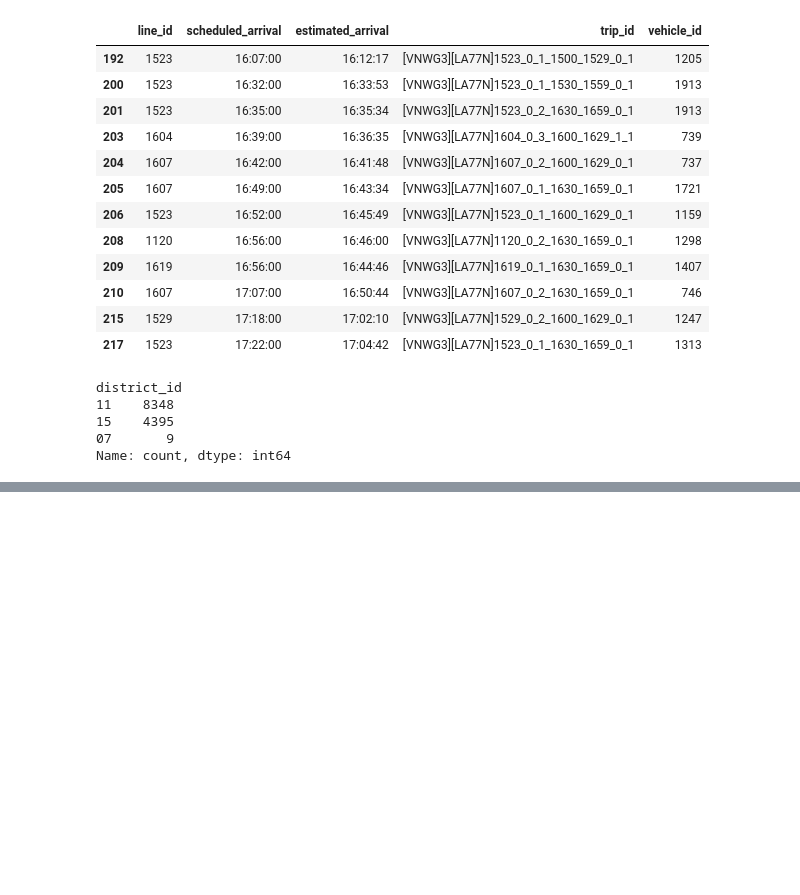
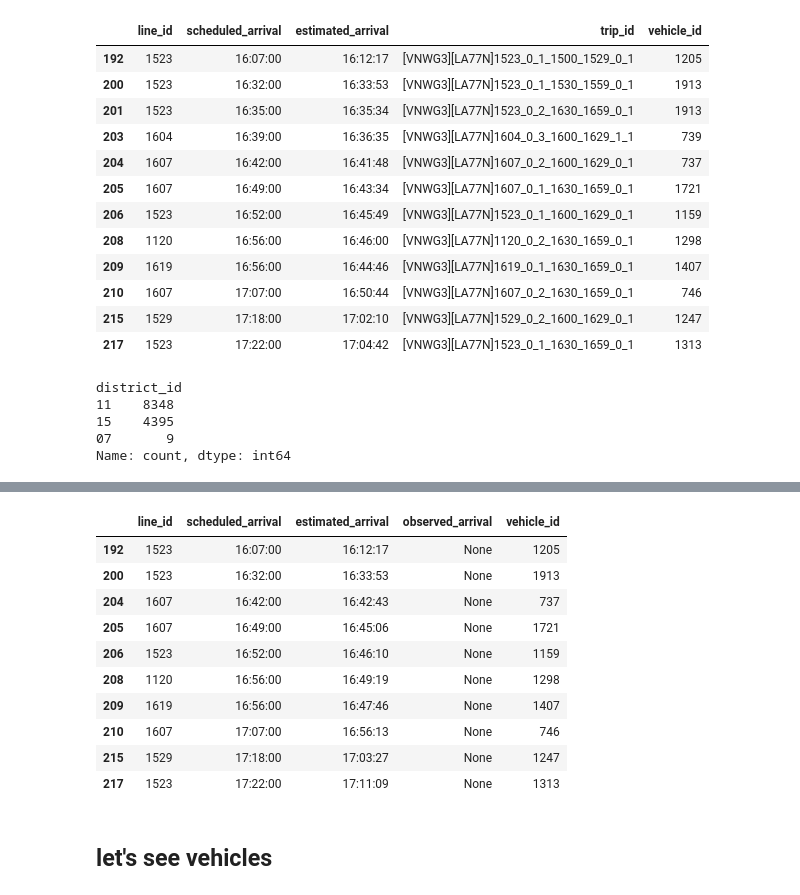
Before and after one commit to catarinafelixcr/lisbon-carris-delays, a Jupyter notebook: exploratory/01-initial_exploratory.ipynb, the cells around one changed output, grey strips where cells are left out. Drawn from its saved outputs; the diff is of its cells as text; code cells hidden in the pictures; blank space fills up the shorter version.

```diff
--- a/exploratory/01-initial_exploratory.ipynb
+++ b/exploratory/01-initial_exploratory.ipynb
@@ -298,0 +312,10 @@ Name: count, dtype: int64
+# %%
+# call again and look at the ones that should have passed by now
+r = requests.get(f"{api}/arrivals/by_stop/{stop_id}")
+df = pd.DataFrame(r.json())
+
+print(datetime.now())
+print(df["observed_arrival"].notna().sum(), "rows with observed time")
+
+df[df["trip_id"].notna()][["line_id", "scheduled_arrival", "estimated_arrival", "observed_arrival", "vehicle_id"]]
+# %% [output]
@@ -298,0 +324,13 @@ Name: count, dtype: int64
+|  | line_id | scheduled_arrival | estimated_arrival | observed_arrival | vehicle_id |
+| 192 | 1523 | 16:07:00 | 16:12:17 | None | 1205 |
+| 200 | 1523 | 16:32:00 | 16:33:53 | None | 1913 |
+| 204 | 1607 | 16:42:00 | 16:42:43 | None | 737 |
+| 205 | 1607 | 16:49:00 | 16:45:06 | None | 1721 |
+| 206 | 1523 | 16:52:00 | 16:46:10 | None | 1159 |
+| 208 | 1120 | 16:56:00 | 16:49:19 | None | 1298 |
+| 209 | 1619 | 16:56:00 | 16:47:46 | None | 1407 |
+| 210 | 1607 | 17:07:00 | 16:56:13 | None | 746 |
+| 215 | 1529 | 17:18:00 | 17:03:27 | None | 1247 |
+| 217 | 1523 | 17:22:00 | 17:11:09 | None | 1313 |
+# %% [markdown]
+## let's see **vehicles**
```
Also changed, not shown: parts of 15 cells of this notebook, 2 other files.
